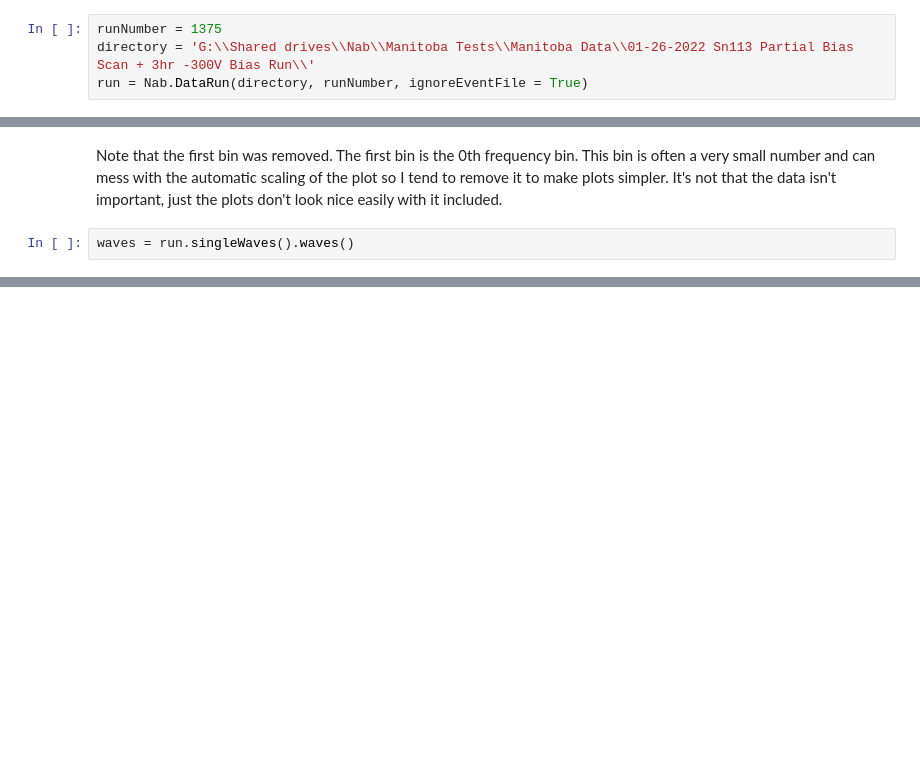
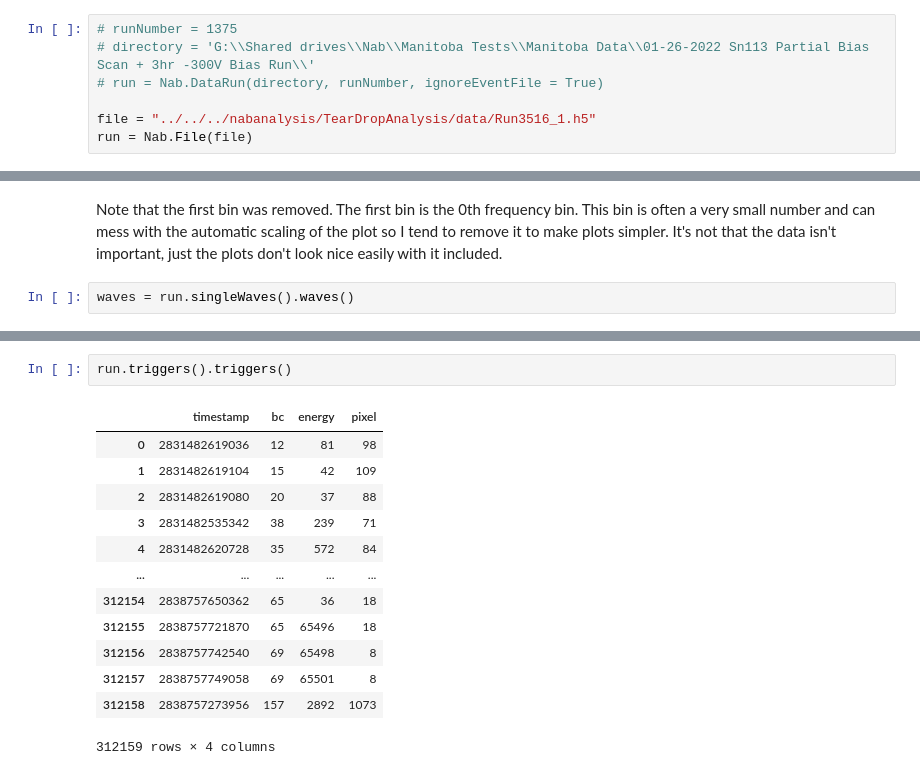
Before and after one commit to hiteshvvr/nabonlineviewer, a Jupyter notebook: DemonstrationNotebook.ipynb, the cells around one changed output, grey strips where cells are left out. Cells and saved outputs as stored; diff of their text form; blank space fills up the shorter version.

Commit message:
Made bunch of update, to topdetector, mainwindow, bottom detector and analysis

```diff
--- a/DemonstrationNotebook.ipynb
+++ b/DemonstrationNotebook.ipynb
@@ -99,9 +95,12 @@ runWithoutEvents = None
 # %% [markdown]
 Plenty of information is available through the class itself
 # %%
-runNumber = 1375
-directory = 'G:\\Shared drives\\Nab\\Manitoba Tests\\Manitoba Data\\01-26-2022 Sn113 Partial Bias Scan + 3hr -300V Bias Run\\'
-run = Nab.DataRun(directory, runNumber, ignoreEventFile = True)
+# runNumber = 1375
+# directory = 'G:\\Shared drives\\Nab\\Manitoba Tests\\Manitoba Data\\01-26-2022 Sn113 Partial Bias Scan + 3hr -300V Bias Run\\'
+# run = Nab.DataRun(directory, runNumber, ignoreEventFile = True)
+
+file = "../../../nabanalysis/TearDropAnalysis/data/Run3516_1.h5"
+run = Nab.File(file)
 # %%
 print('There are ', run.singleWaves().numWaves, ' singles waveforms, each is ', run.singleWaves().wavelength, ' long')
 print('There are ', run.coincWaves().numWaves, ' coincidence waveforms, each is ', run.coincWaves().wavelength, ' long')
@@ -438,0 +495,16 @@ waves = run.singleWaves().waves()
+# %%
+run.triggers().triggers()
+# %% [output]
+|  | timestamp | bc | energy | pixel |
+| 0 | 2831482619036 | 12 | 81 | 98 |
+| 1 | 2831482619104 | 15 | 42 | 109 |
+| 2 | 2831482619080 | 20 | 37 | 88 |
+| 3 | 2831482535342 | 38 | 239 | 71 |
+| 4 | 2831482620728 | 35 | 572 | 84 |
+| ... | ... | ... | ... | ... |
+| 312154 | 2838757650362 | 65 | 36 | 18 |
+| 312155 | 2838757721870 | 65 | 65496 | 18 |
+| 312156 | 2838757742540 | 69 | 65498 | 8 |
+| 312157 | 2838757749058 | 69 | 65501 | 8 |
+| 312158 | 2838757273956 | 157 | 2892 | 1073 |
+312159 rows × 4 columns
```
Also changed, not shown: parts of 7 cells of this notebook, 6 other files.
